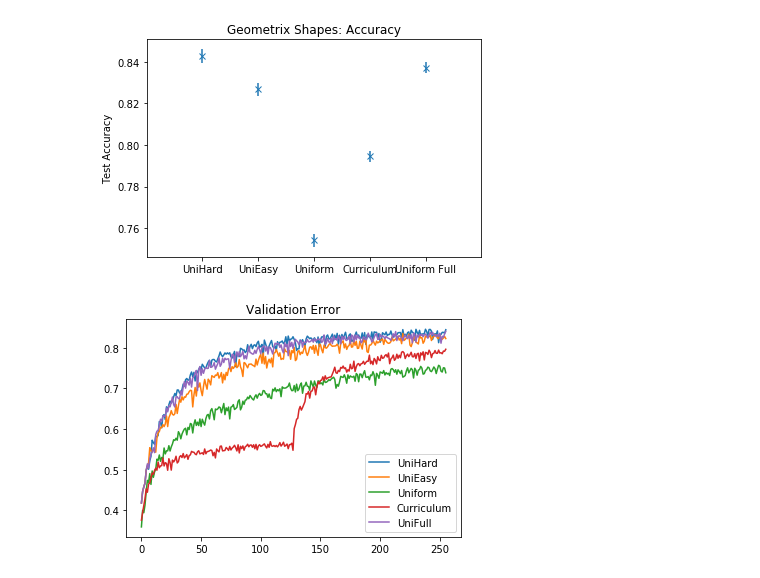
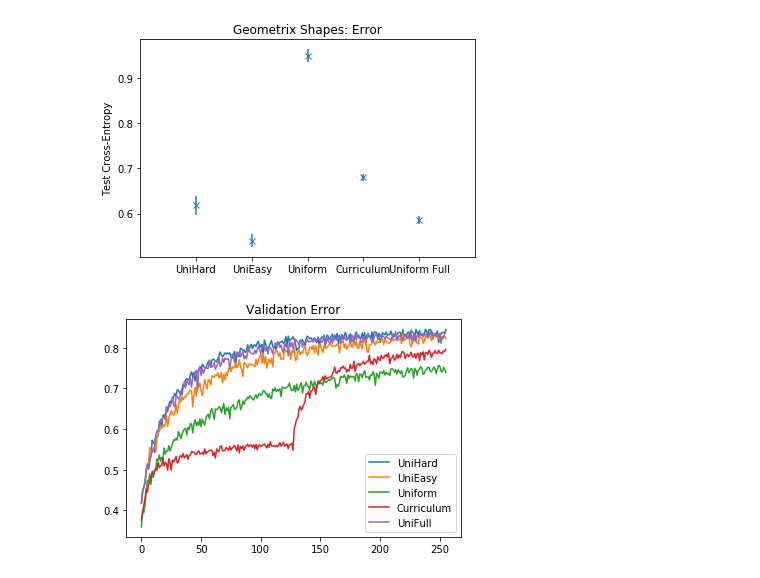
Before and after one commit to imcwilliam/Active_Learning_Project, a Jupyter notebook: GeoShapes Analysis.ipynb, the cells around one changed output. Saved outputs shown, nothing was run; the diff lists cells and outputs as text; code cells hidden in the pictures.

```diff
--- a/GeoShapes Analysis.ipynb
+++ b/GeoShapes Analysis.ipynb
@@ -43,24 +43,24 @@ array([[0.58206505, 0.83928634],
 # %%
 import matplotlib.pyplot as plt
 
-flag = 1
+flag = 0
 
 labels = ['Hard','Easy','Uni','Curriculum']
 plt.errorbar(np.array([1,2,3,4,5],dtype=int),TestPerf_Mean[:,flag],yerr = TestPerf_StE[:,flag],marker ='x',linestyle='none')
 my_xticks = ['UniHard','UniEasy','Uniform','Curriculum','Uniform Full']
 plt.xticks(np.array([1,2,3,4,5],dtype=int), my_xticks)
 thisplot = plt.gca()
 thisplot.set_xlim(0,6)
 if flag == 0:
     thisplot.set_title('Geometrix Shapes: Error')
     thisplot.set_ylabel('Test Cross-Entropy')
 else:
     thisplot.set_title('Geometrix Shapes: Accuracy')
     thisplot.set_ylabel('Test Accuracy')
 
 plt.show()
 # %% [output]
-[figure, old version]
+[figure, new version]
 # %%
 plt.plot(np.mean(ValError,axis=2))
 plt.legend(['UniHard','UniEasy','Uniform','Curriculum','UniFull'],loc='best')
```
Also changed, not shown: parts of 5 cells of this notebook, 15 other files.
